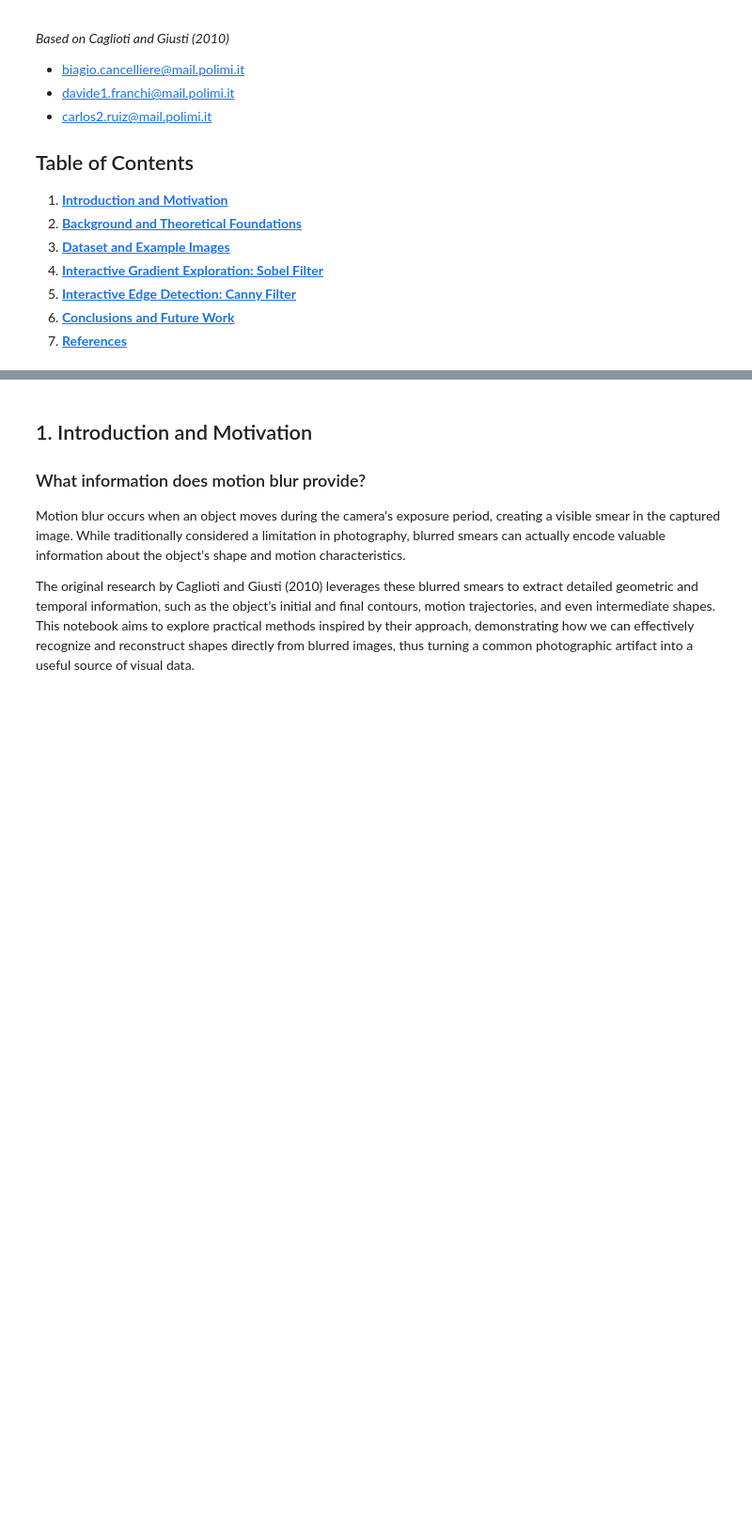
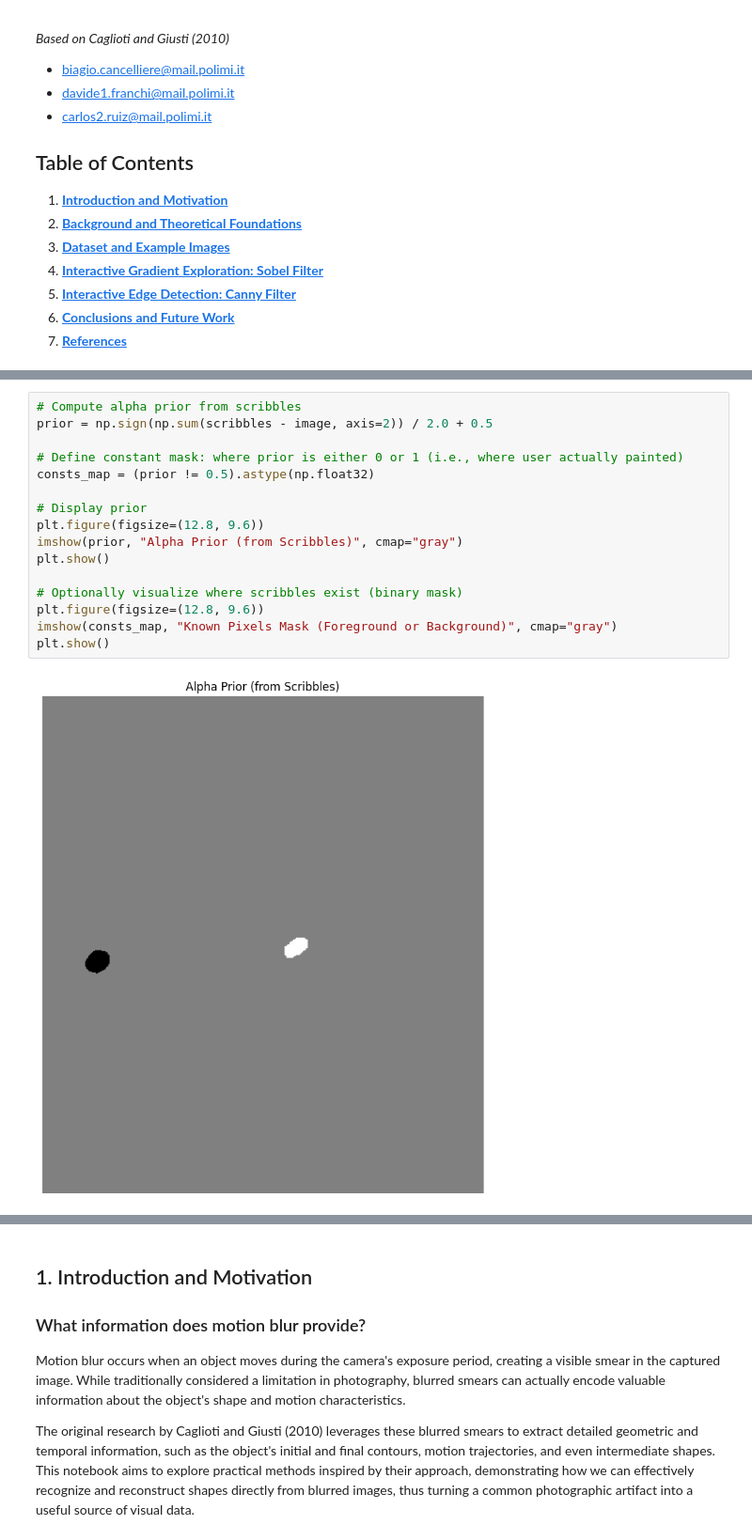
Before and after one commit to Biasinobibi/IACVProject, a Jupyter notebook: notebooks/Motion-Blurred Shape Recognition.ipynb, the cells around one changed output, grey strips where cells are left out. Shown at 94% size. Drawn from its saved outputs; the diff is of its cells as text; blank space fills up the shorter version.

```diff
--- a/notebooks/Motion-Blurred Shape Recognition.ipynb
+++ b/notebooks/Motion-Blurred Shape Recognition.ipynb
@@ -19,0 +178,18 @@
+# %%
+# Compute alpha prior from scribbles
+prior = np.sign(np.sum(scribbles - image, axis=2)) / 2.0 + 0.5
+
+# Define constant mask: where prior is either 0 or 1 (i.e., where user actually painted)
+consts_map = (prior != 0.5).astype(np.float32)
+
+# Display prior
+plt.figure(figsize=(12.8, 9.6))
+imshow(prior, "Alpha Prior (from Scribbles)", cmap="gray")
+plt.show()
+
+# Optionally visualize where scribbles exist (binary mask)
+plt.figure(figsize=(12.8, 9.6))
+imshow(consts_map, "Known Pixels Mask (Foreground or Background)", cmap="gray")
+plt.show()
+# %% [output]
+[figure, added]
```
Also changed, not shown: parts of 21 cells of this notebook, 9 other files.
